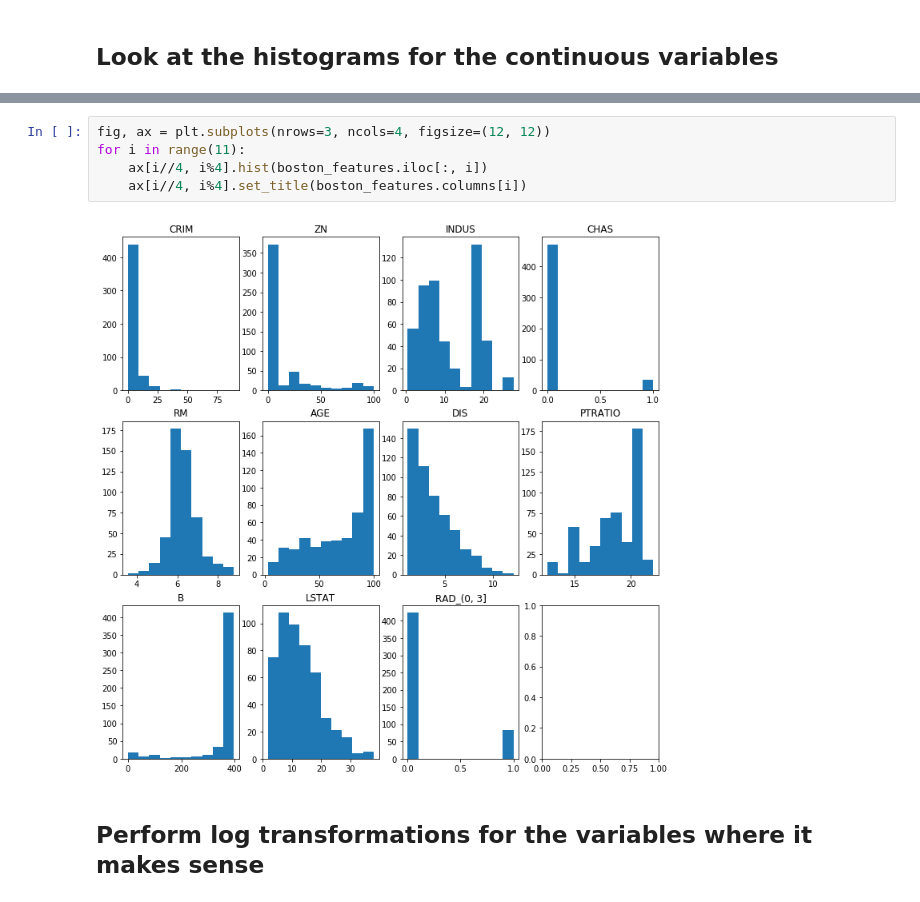
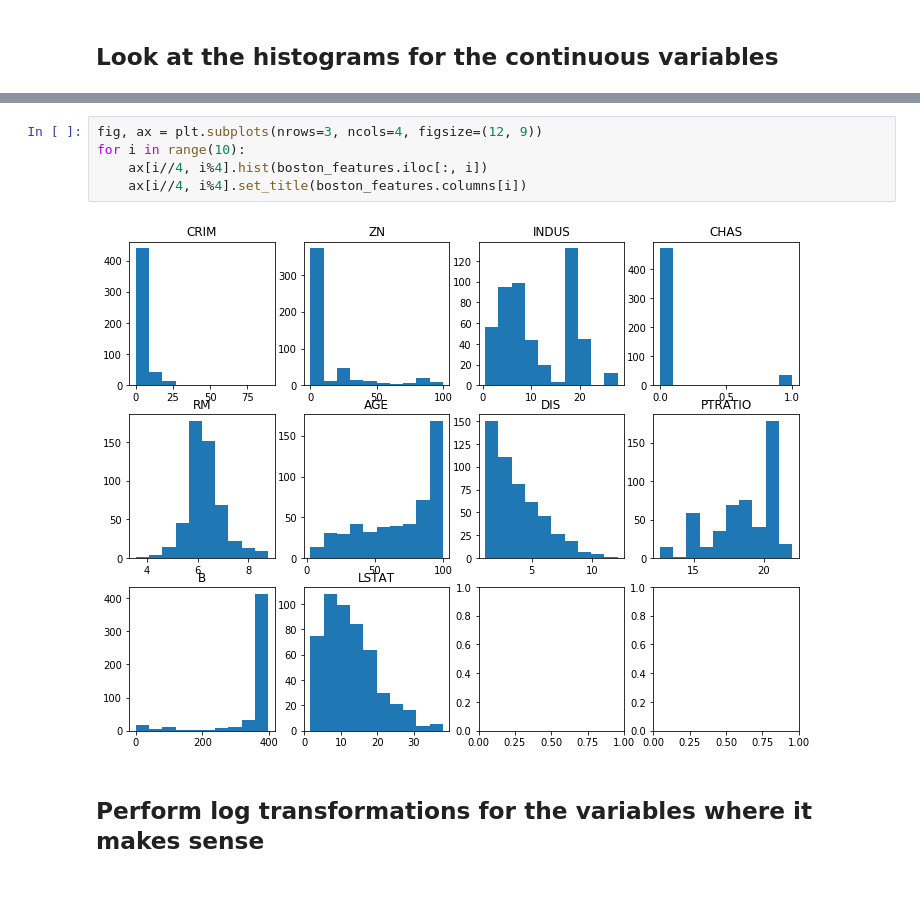
Before and after one commit to keita-dc/dsc-feature-scaling-and-normalization-lab-dc-ds-060319, a Jupyter notebook: index.ipynb, the cells around one changed output, grey strips where cells are left out. Cells and saved outputs as stored; diff of their text form.

```diff
--- a/index.ipynb
+++ b/index.ipynb
@@ -50,12 +50,12 @@ boston_features.describe()
 | 75% | 3.677083 | 12.500000 | 18.100000 | 0.000000 | 6.623500 | 94.075000 | 5.188425 | 20.200000 | 396.225000 | 16.955000 | 0.000000 | ... |
 | max | 88.976200 | 100.000000 | 27.740000 | 1.000000 | 8.780000 | 100.000000 | 12.126500 | 22.000000 | 396.900000 | 37.970000 | 1.000000 | ... |
 # %%
-fig, ax = plt.subplots(nrows=3, ncols=4, figsize=(12, 12))
-for i in range(11):
+fig, ax = plt.subplots(nrows=3, ncols=4, figsize=(12, 9))
+for i in range(10):
     ax[i//4, i%4].hist(boston_features.iloc[:, i])
     ax[i//4, i%4].set_title(boston_features.columns[i])
 # %% [output]
-[figure, old version]
+[figure, new version]
 # %% [markdown]
 ## Perform log transformations for the variables where it makes sense
 # %% [markdown]
```
